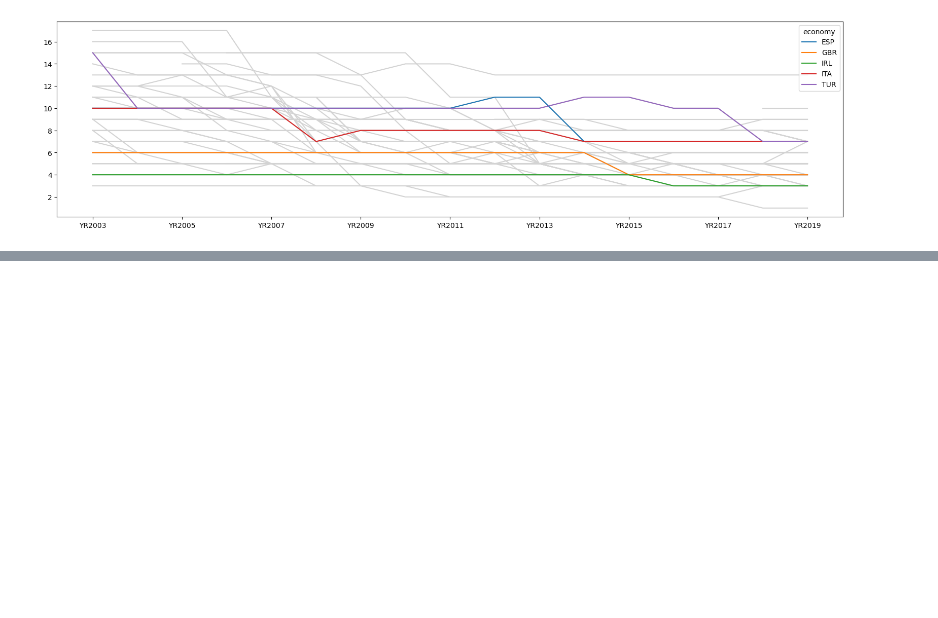
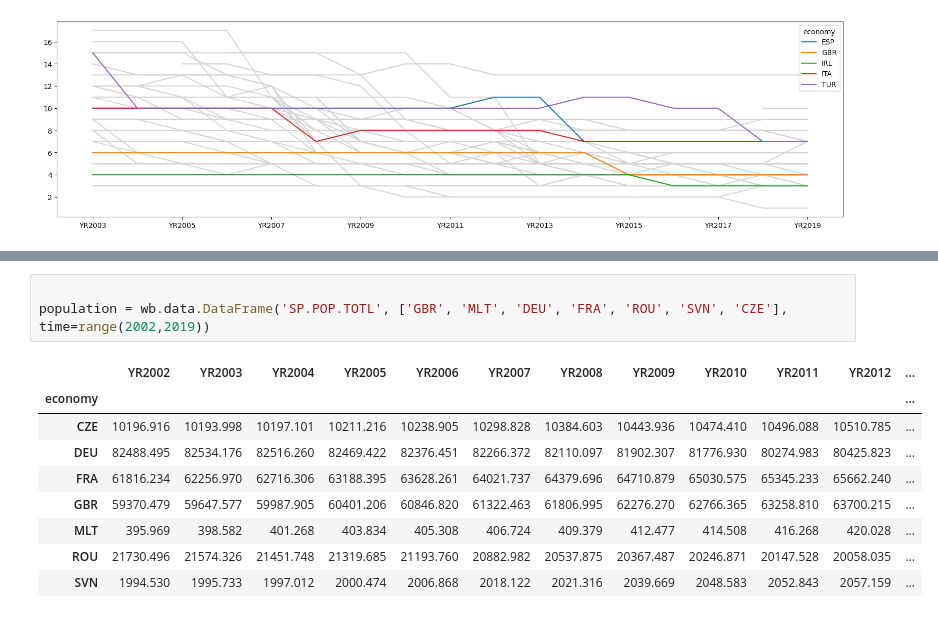
Before and after one commit to JonathonClegg/DAFT_0116, a Jupyter notebook: Module_1/Lab_13_APIs/API-World Bank.ipynb, the cells around one changed output, grey strips where cells are left out. Saved outputs shown, nothing was run; the diff lists cells and outputs as text; blank space fills up the shorter version.

```diff
--- a/Module_1/Lab_13_APIs/API-World Bank.ipynb
+++ b/Module_1/Lab_13_APIs/API-World Bank.ipynb
@@ -129,3 +129,16 @@ researchers_in_rd
 | MLT | 682.186401 | 688.521423 | 1082.377319 | 1183.730225 | 1282.215332 | 1206.319946 | 1321.152344 | 1200.334351 | 1417.008423 | 1785.910889 | 1986.681152 | ... |
 | ROU | 928.281982 | 965.221313 | 985.128967 | 1071.937622 | 895.767517 | 894.163330 | 931.082581 | 933.763367 | 966.204163 | 790.688049 | 890.669983 | ... |
 | SVN | 2335.871338 | 1899.025146 | 2024.899780 | 2633.114502 | 2924.946289 | 3106.179688 | 3475.936279 | 3661.119629 | 3769.813721 | 4277.314453 | 4317.183594 | ... |
+# %%
+
+population = wb.data.DataFrame('SP.POP.TOTL', ['GBR', 'MLT', 'DEU', 'FRA', 'ROU', 'SVN', 'CZE'], time=range(2002,2019))
+# %% [output]
+|  | YR2002 | YR2003 | YR2004 | YR2005 | YR2006 | YR2007 | YR2008 | YR2009 | YR2010 | YR2011 | YR2012 | ... |
+| economy |  |  |  |  |  |  |  |  |  |  |  | ... |
+| CZE | 10196.916 | 10193.998 | 10197.101 | 10211.216 | 10238.905 | 10298.828 | 10384.603 | 10443.936 | 10474.410 | 10496.088 | 10510.785 | ... |
+| DEU | 82488.495 | 82534.176 | 82516.260 | 82469.422 | 82376.451 | 82266.372 | 82110.097 | 81902.307 | 81776.930 | 80274.983 | 80425.823 | ... |
+| FRA | 61816.234 | 62256.970 | 62716.306 | 63188.395 | 63628.261 | 64021.737 | 64379.696 | 64710.879 | 65030.575 | 65345.233 | 65662.240 | ... |
+| GBR | 59370.479 | 59647.577 | 59987.905 | 60401.206 | 60846.820 | 61322.463 | 61806.995 | 62276.270 | 62766.365 | 63258.810 | 63700.215 | ... |
+| MLT | 395.969 | 398.582 | 401.268 | 403.834 | 405.308 | 406.724 | 409.379 | 412.477 | 414.508 | 416.268 | 420.028 | ... |
+| ROU | 21730.496 | 21574.326 | 21451.748 | 21319.685 | 21193.760 | 20882.982 | 20537.875 | 20367.487 | 20246.871 | 20147.528 | 20058.035 | ... |
+| SVN | 1994.530 | 1995.733 | 1997.012 | 2000.474 | 2006.868 | 2018.122 | 2021.316 | 2039.669 | 2048.583 | 2052.843 | 2057.159 | ... |
```
Also changed, not shown: parts of 6 cells of this notebook, 7 other files.
